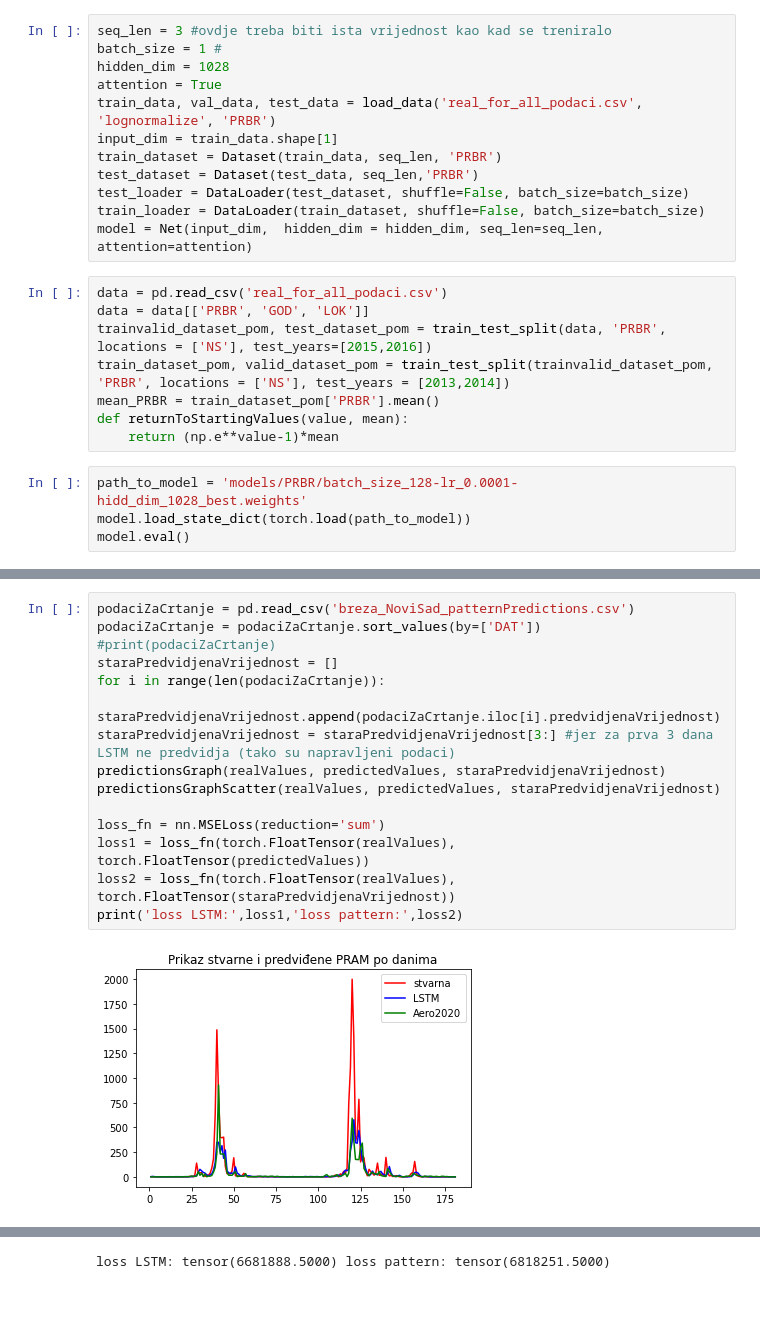
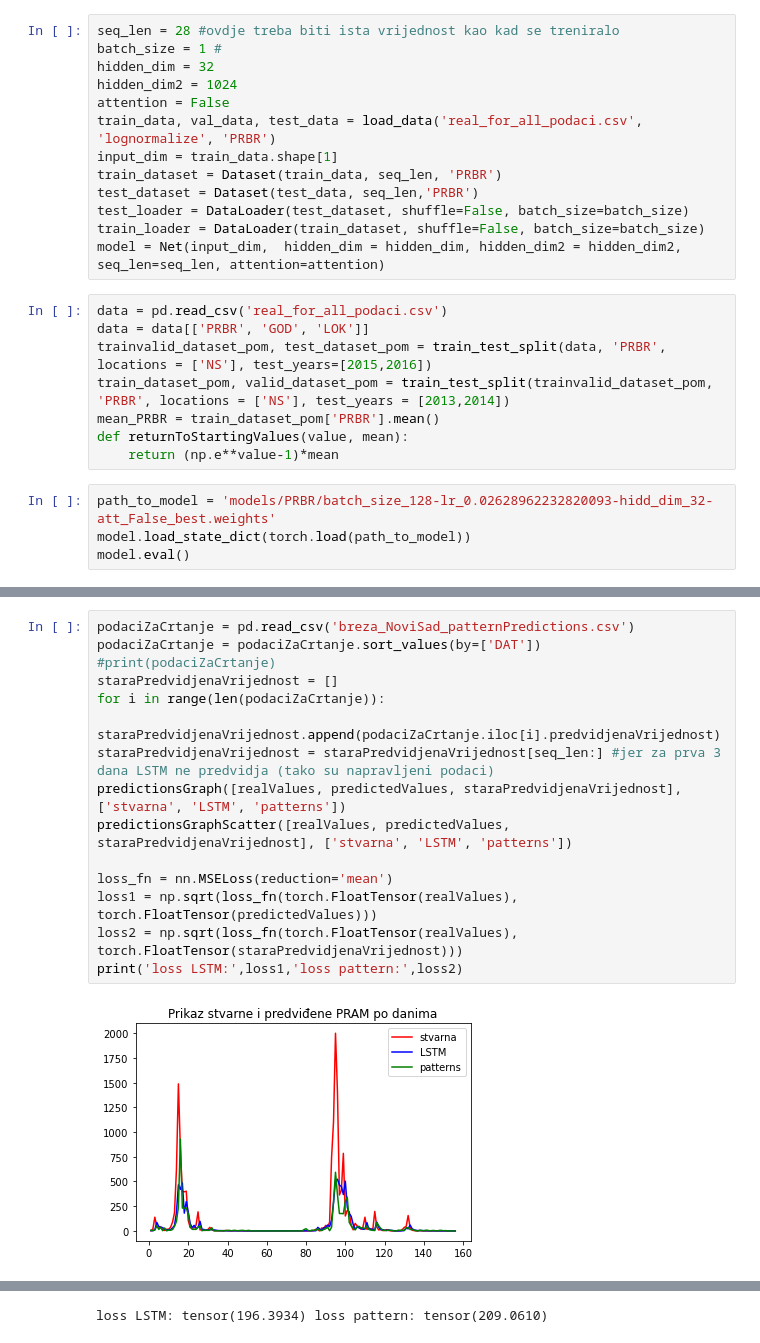
Before and after one commit to dmatijev/polen_forecasting, a Jupyter notebook: evaluate_breza.ipynb, the cells around one changed output, grey strips where cells are left out. Drawn from its saved outputs; the diff is of its cells as text; blank space fills up the shorter version.

```diff
--- a/evaluate_breza.ipynb
+++ b/evaluate_breza.ipynb
@@ -7,15 +8,16 @@ from torch.utils.data import DataLoader
 # %%
-seq_len = 3 #ovdje treba biti ista vrijednost kao kad se treniralo
+seq_len = 28 #ovdje treba biti ista vrijednost kao kad se treniralo
 batch_size = 1 #
-hidden_dim = 1028
-attention = True
+hidden_dim = 32
+hidden_dim2 = 1024
+attention = False
 train_data, val_data, test_data = load_data('real_for_all_podaci.csv', 'lognormalize', 'PRBR')
 input_dim = train_data.shape[1]
 train_dataset = Dataset(train_data, seq_len, 'PRBR')
 test_dataset = Dataset(test_data, seq_len,'PRBR')
 test_loader = DataLoader(test_dataset, shuffle=False, batch_size=batch_size)
 train_loader = DataLoader(train_dataset, shuffle=False, batch_size=batch_size)
-model = Net(input_dim,  hidden_dim = hidden_dim, seq_len=seq_len, attention=attention)
+model = Net(input_dim,  hidden_dim = hidden_dim, hidden_dim2 = hidden_dim2, seq_len=seq_len, attention=attention)
 # %%
 data = pd.read_csv('real_for_all_podaci.csv')
 data = data[['PRBR', 'GOD', 'LOK']]
@@ -25,7 +27,7 @@ mean_PRBR = train_dataset_pom['PRBR'].mean()
 def returnToStartingValues(value, mean):
     return (np.e**value-1)*mean
 # %%
-path_to_model = 'models/PRBR/batch_size_128-lr_0.0001-hidd_dim_1028_best.weights'
+path_to_model = 'models/PRBR/batch_size_128-lr_0.02628962232820093-hidd_dim_32-att_False_best.weights'
 model.load_state_dict(torch.load(path_to_model))
 model.eval()
 # %% [output]
@@ -64,17 +62,17 @@ tensor(6681888.5000)
 # %%
 podaciZaCrtanje = pd.read_csv('breza_NoviSad_patternPredictions.csv')
 podaciZaCrtanje = podaciZaCrtanje.sort_values(by=['DAT'])
 #print(podaciZaCrtanje)
 staraPredvidjenaVrijednost = []
 for i in range(len(podaciZaCrtanje)):
     staraPredvidjenaVrijednost.append(podaciZaCrtanje.iloc[i].predvidjenaVrijednost)
-staraPredvidjenaVrijednost = staraPredvidjenaVrijednost[3:] #jer za prva 3 dana LSTM ne predvidja (tako su napravljeni podaci)
-predictionsGraph(realValues, predictedValues, staraPredvidjenaVrijednost)
-predictionsGraphScatter(realValues, predictedValues, staraPredvidjenaVrijednost)
+staraPredvidjenaVrijednost = staraPredvidjenaVrijednost[seq_len:] #jer za prva 3 dana LSTM ne predvidja (tako su napravljeni podaci)
+predictionsGraph([realValues, predictedValues, staraPredvidjenaVrijednost], ['stvarna', 'LSTM', 'patterns'])
+predictionsGraphScatter([realValues, predictedValues, staraPredvidjenaVrijednost], ['stvarna', 'LSTM', 'patterns'])
 
-loss_fn = nn.MSELoss(reduction='sum')
-loss1 = loss_fn(torch.FloatTensor(realValues), torch.FloatTensor(predictedValues))
-loss2 = loss_fn(torch.FloatTensor(realValues), torch.FloatTensor(staraPredvidjenaVrijednost))
+loss_fn = nn.MSELoss(reduction='mean')
+loss1 = np.sqrt(loss_fn(torch.FloatTensor(realValues), torch.FloatTensor(predictedValues)))
+loss2 = np.sqrt(loss_fn(torch.FloatTensor(realValues), torch.FloatTensor(staraPredvidjenaVrijednost)))
 print('loss LSTM:',loss1,'loss pattern:',loss2)
 # %% [output]
-[figure, old version]
+[figure, new version]
@@ -82,3 +80,3 @@ print('loss LSTM:',loss1,'loss pattern:',loss2)
-loss LSTM: tensor(6681888.5000) loss pattern: tensor(6818251.5000)
+loss LSTM: tensor(196.3934) loss pattern: tensor(209.0610)
 # %%
 aero2020_PRBR = pd.read_csv('aero2020_predictions/test_prbr_lag=3_pred.csv', header = 0)
```
Also changed, not shown: parts of 6 cells of this notebook, 5 other files.
